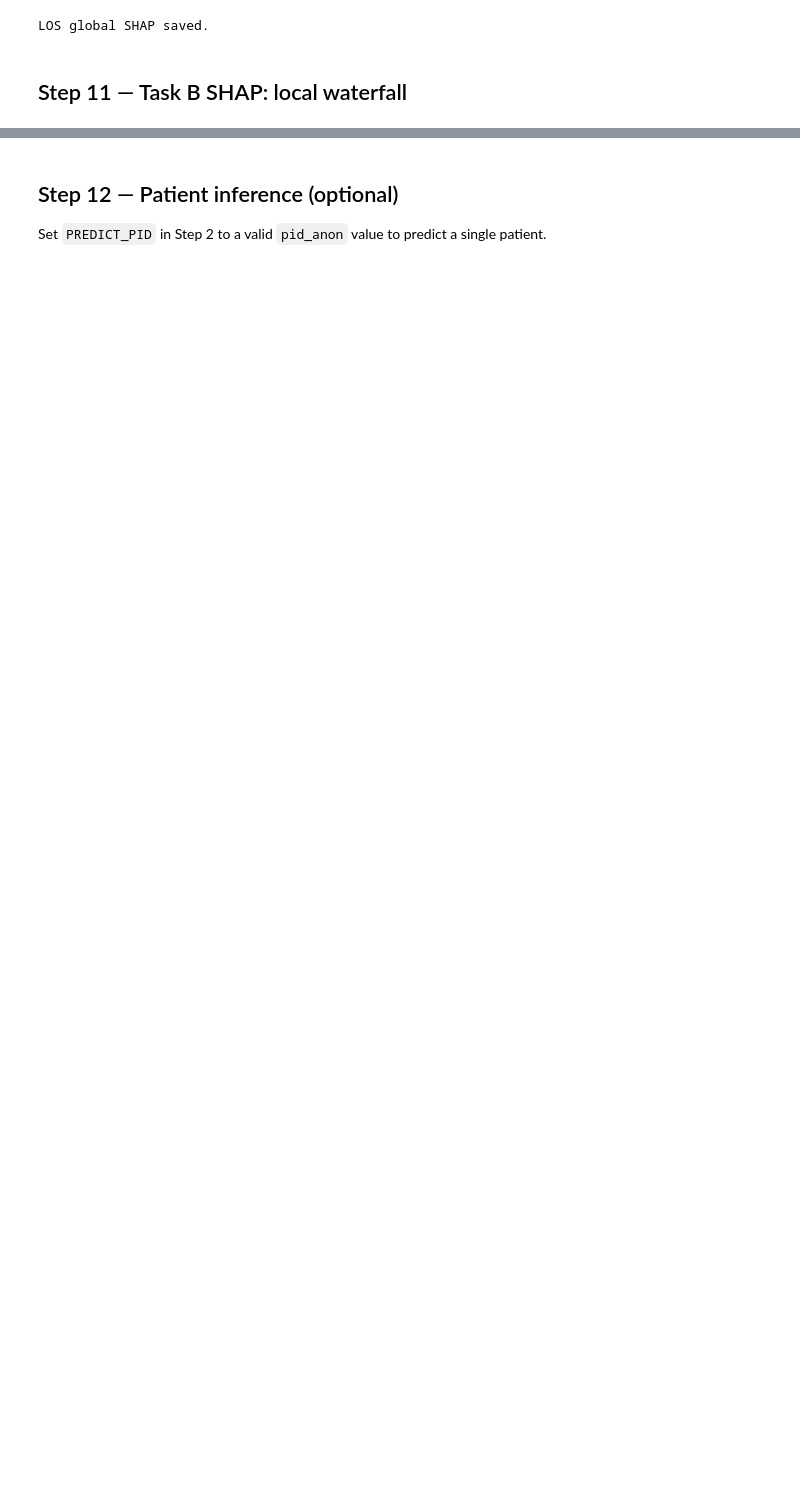
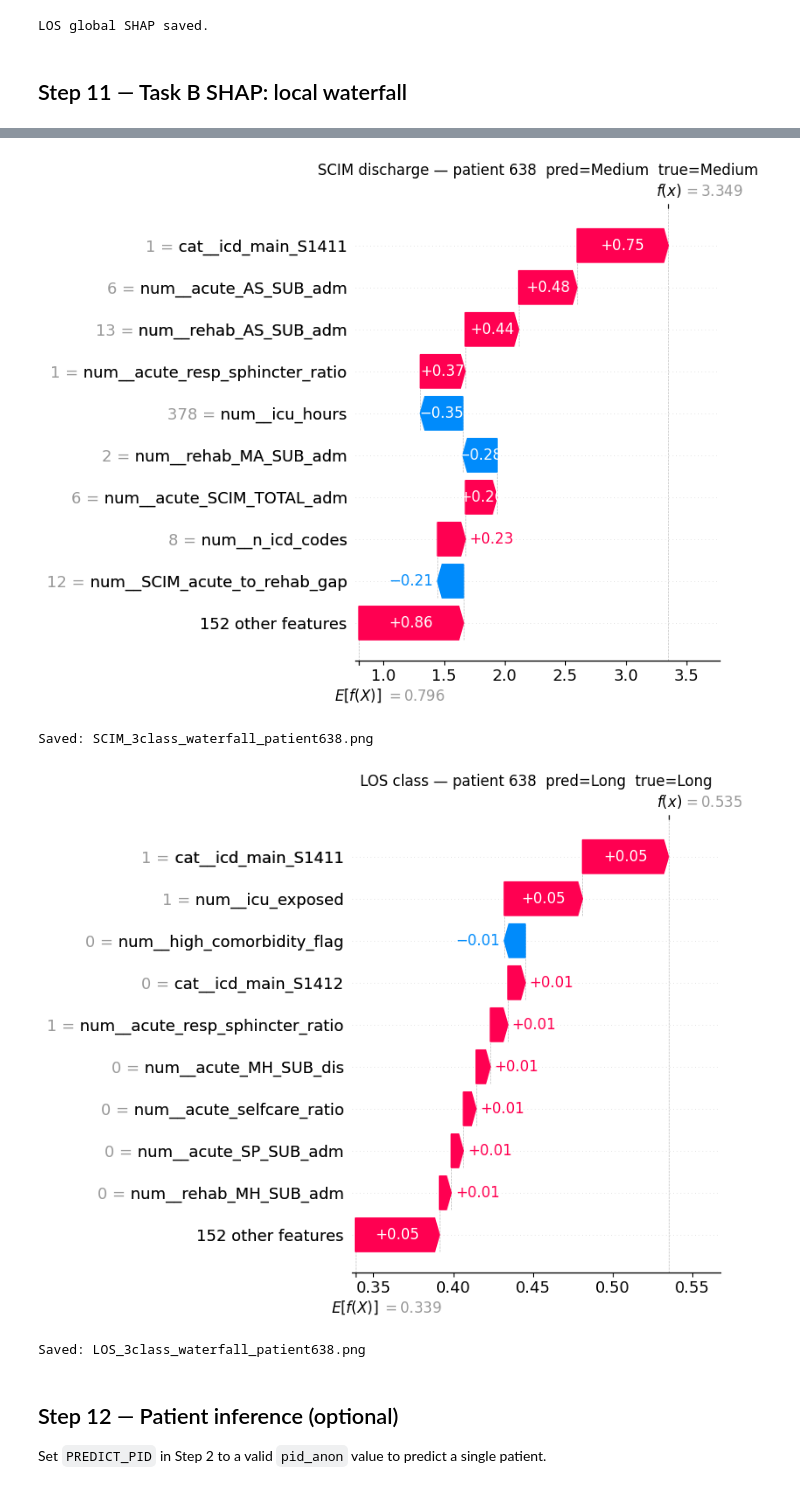
Before and after one commit to kent-design1/Smart_Rehab, a Jupyter notebook: paper1_reproducibility.ipynb, the cells around one changed output, grey strips where cells are left out. Cells and saved outputs as stored; diff of their text form; code cells hidden in the pictures; blank space fills up the shorter version.

```diff
--- a/paper1_reproducibility.ipynb
+++ b/paper1_reproducibility.ipynb
@@ -748,0 +845,69 @@ LOS local waterfalls saved.
+# %%
+# ── Verify index 638 and generate waterfalls ──
+INFERENCE_IDX = 638
+
+print("=== Patient 638 full profile ===")
+print(dB.loc[INFERENCE_IDX, [
+    'icd_main', 'age_at_entry', 'sex_label',
+    'rehab_SCIM_TOTAL_adm', 'acute_SCIM_TOTAL_adm',
+    'acute_LOS_days', 'rehab_LOS_days',
+    'n_icd_codes', 'high_comorbidity_flag',
+    'icu_exposed', 'icu_hours_per_LOS',
+    'SCIM_acute_to_rehab_gap'
+]])
+
+# ── SCIM prediction ──
+pred_scim  = best_A_pipe.predict(XA_te.loc[[INFERENCE_IDX]])[0]
+proba_scim = best_A_pipe.predict_proba(XA_te.loc[[INFERENCE_IDX]])[0]
+pos_a      = list(XA_te.index).index(INFERENCE_IDX)
+true_scim  = yA_te[pos_a]
+print(f"\nSCIM: pred={CLASS_LABELS_SCIM[pred_scim]}  "
+      f"true={CLASS_LABELS_SCIM[true_scim]}  "
+      f"conf={proba_scim[pred_scim]:.3f}")
+
+# ── LOS prediction ──
+pred_los  = best_B_pipe.predict(XB_te.loc[[INFERENCE_IDX]])[0]
+proba_los = best_B_pipe.predict_proba(XB_te.loc[[INFERENCE_IDX]])[0]
+pos_b     = list(XB_te.index).index(INFERENCE_IDX)
+true_los  = yB_te[pos_b]
+print(f"LOS:  pred={CLASS_LABELS_LOS[pred_los]}  "
+      f"true={CLASS_LABELS_LOS[true_los]}  "
+      f"conf={proba_los[pred_los]:.3f}")
+
+# ── Generate both waterfalls ──
+if SHAP_OK:
+    for task_label, pipe, X_te, y_te_arr, pre, model, \
+        feat_names, class_labels, out_dir, prefix in [
+        ('SCIM discharge', best_A_pipe, XA_te, yA_te,
+         pre_A, model_A, feat_names_A, CLASS_LABELS_SCIM, A_out, 'SCIM'),
+        ('LOS class',      best_B_pipe, XB_te, yB_te,
+         pre_B, model_B, feat_names_B, CLASS_LABELS_LOS,  B_out, 'LOS'),
+    ]:
+        if INFERENCE_IDX not in X_te.index:
+            print(f"{task_label}: index not in test set, skipping.")
+            continue
+
+        x_enc      = pre.transform(X_te.loc[[INFERENCE_IDX]])
+        sv, bv     = run_shap(model, x_enc)
+        pred_cls   = int(pipe.predict(X_te.loc[[INFERENCE_IDX]])[0])
+        pos        = list(X_te.index).index(INFERENCE_IDX)
+        true_cls   = int(y_te_arr[pos])
+        vals, bval = get_shap_1d(sv, bv, pred_cls)
+
+        exp = shap.Explanation(
+            values=vals, base_values=bval,
+            data=np.asarray(x_enc).reshape(-1),
+            feature_names=feat_names
+        )
+        plt.style.use('default')
+        plt.figure()
+        shap.plots.waterfall(exp, max_display=10, show=False)
+        plt.title(f'{task_label} — patient 638  '
+                  f'pred={class_labels[pred_cls]}  '
+                  f'true={class_labels[true_cls]}')
+        plt.tight_layout()
+        plt.savefig(os.path.join(out_dir,
+                    f'{prefix}_3class_waterfall_patient638.png'), dpi=220)
+        plt.show()
+        print(f"Saved: {prefix}_3class_waterfall_patient638.png")
+# %% [output]
@@ -749,3 +931,7 @@ LOS local waterfalls saved.
+[figure, added]
+Saved: SCIM_3class_waterfall_patient638.png
+[figure, added]
+Saved: LOS_3class_waterfall_patient638.png
 # %% [markdown]
 ## Step 12 — Patient inference (optional)
 
```
Also changed, not shown: parts of 11 cells of this notebook.
